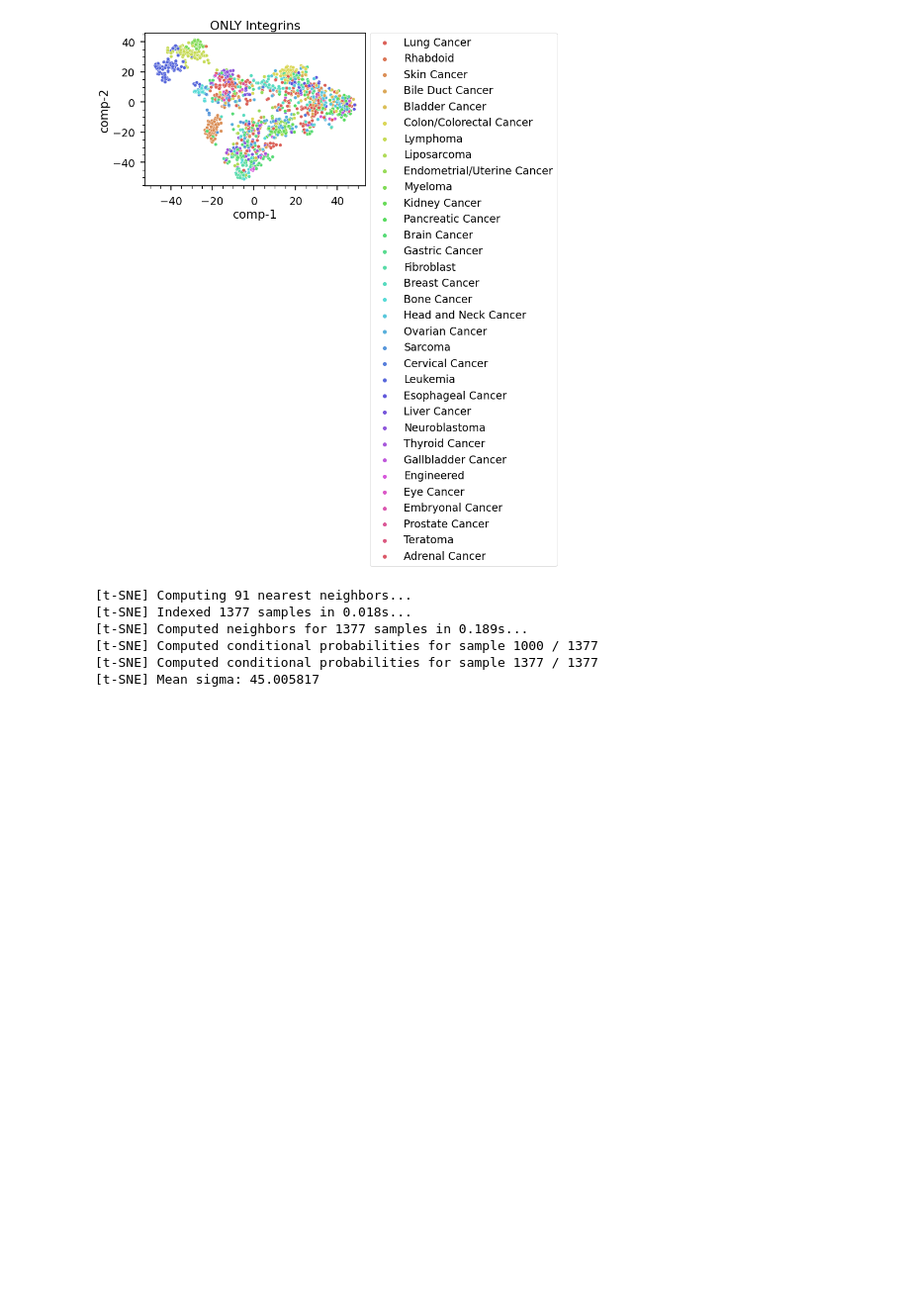
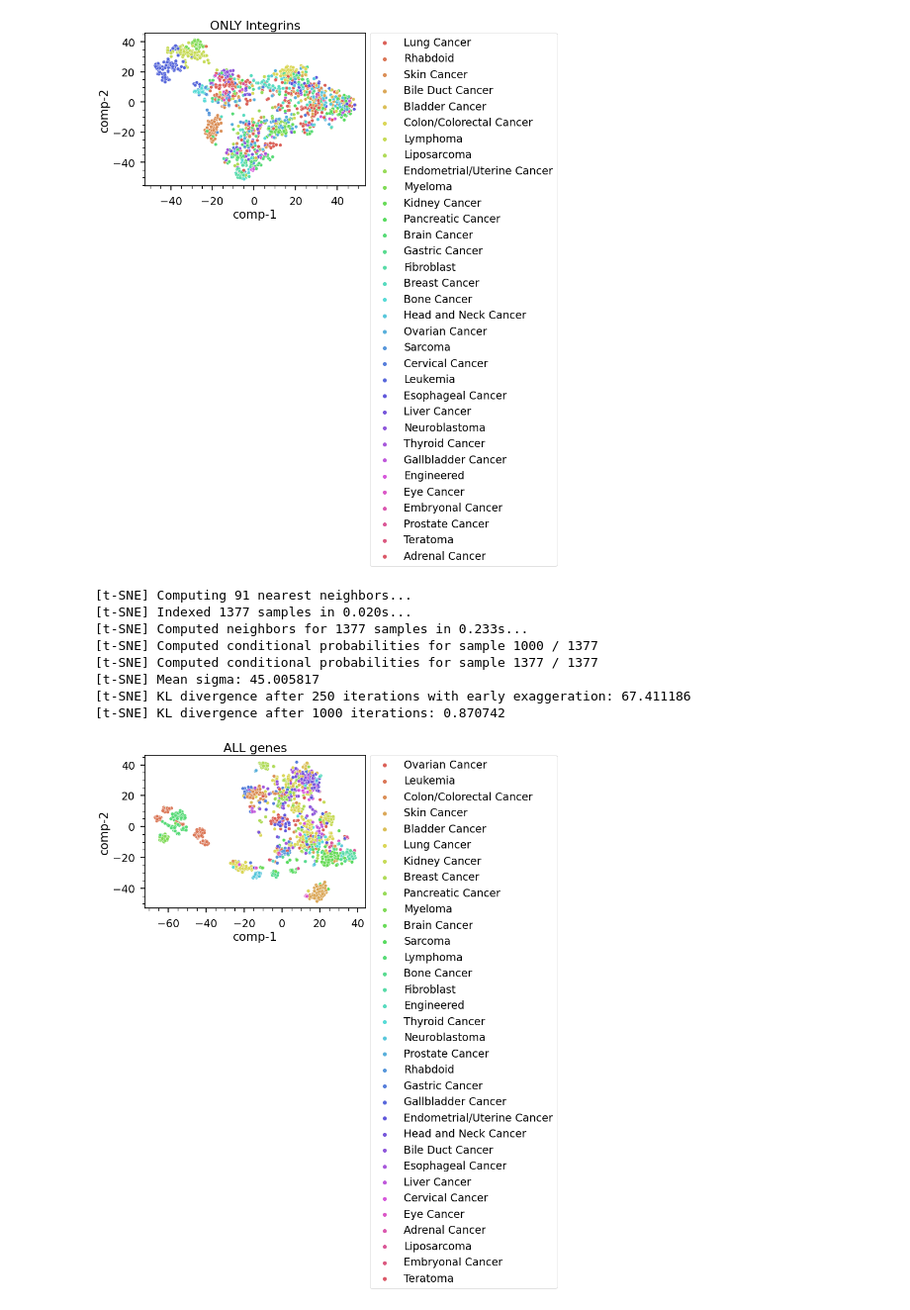
Before and after one commit to hshadman/integrin_expression_data_mining, a Jupyter notebook: ccle_breast_sklearn_v2.ipynb, the cells around one changed output. Shown at 99% size. Saved outputs shown, nothing was run; the diff lists cells and outputs as text; code cells hidden in the pictures; blank space fills up the shorter version.

Commit message:
ccle data

```diff
--- a/ccle_breast_sklearn_v2.ipynb
+++ b/ccle_breast_sklearn_v2.ipynb
@@ -459,33 +459,36 @@ x = data.iloc[:,7:]
 y = data.primary_disease
 
 
 tsne = TSNE(n_components=2, verbose=1, random_state=123)
 z = tsne.fit_transform(x)
 df = pd.DataFrame()
 df["y"] = y
 df["comp-1"] = z[:,0]
 df["comp-2"] = z[:,1]
 
 sns.scatterplot(x="comp-1", y="comp-2", hue=df.y.tolist(),
                  palette=sns.color_palette("hls", len(df.y.unique())),ax=ax,
-                 data=df).axes.set_title("ONLY Integrins",fontsize=22)
+                 data=df).axes.set_title("ALL genes",fontsize=22)
 
 plt.legend(bbox_to_anchor=(1.02, 1), loc='upper left', borderaxespad=0,fontsize=19)
 plt.setp(ax.get_xticklabels(),fontsize=19)
 plt.setp(ax.get_yticklabels(),fontsize=19)
 ax.set_xlabel('comp-1',fontsize=21)
 ax.set_ylabel('comp-2',fontsize=21)
 #ax.set_ylim(0.8,1)
 for i in ['top', 'left', 'right', 'bottom']:
     ax.spines[i].set_linewidth(1.6)
 
 ax.minorticks_on()
 ax.tick_params(axis='both', which='major', labelsize=19, width = 1.7, size = 8,pad=10)
 ax.tick_params(axis='both', which='minor', width = 1.2, size = 5)
 # %% [output]
 [t-SNE] Computing 91 nearest neighbors...
-[t-SNE] Indexed 1377 samples in 0.018s...
-[t-SNE] Computed neighbors for 1377 samples in 0.189s...
+[t-SNE] Indexed 1377 samples in 0.020s...
+[t-SNE] Computed neighbors for 1377 samples in 0.233s...
 [t-SNE] Computed conditional probabilities for sample 1000 / 1377
 [t-SNE] Computed conditional probabilities for sample 1377 / 1377
 [t-SNE] Mean sigma: 45.005817
+[t-SNE] KL divergence after 250 iterations with early exaggeration: 67.411186
+[t-SNE] KL divergence after 1000 iterations: 0.870742
+[figure, added]
```
Also changed, not shown: parts of 6 cells of this notebook.
